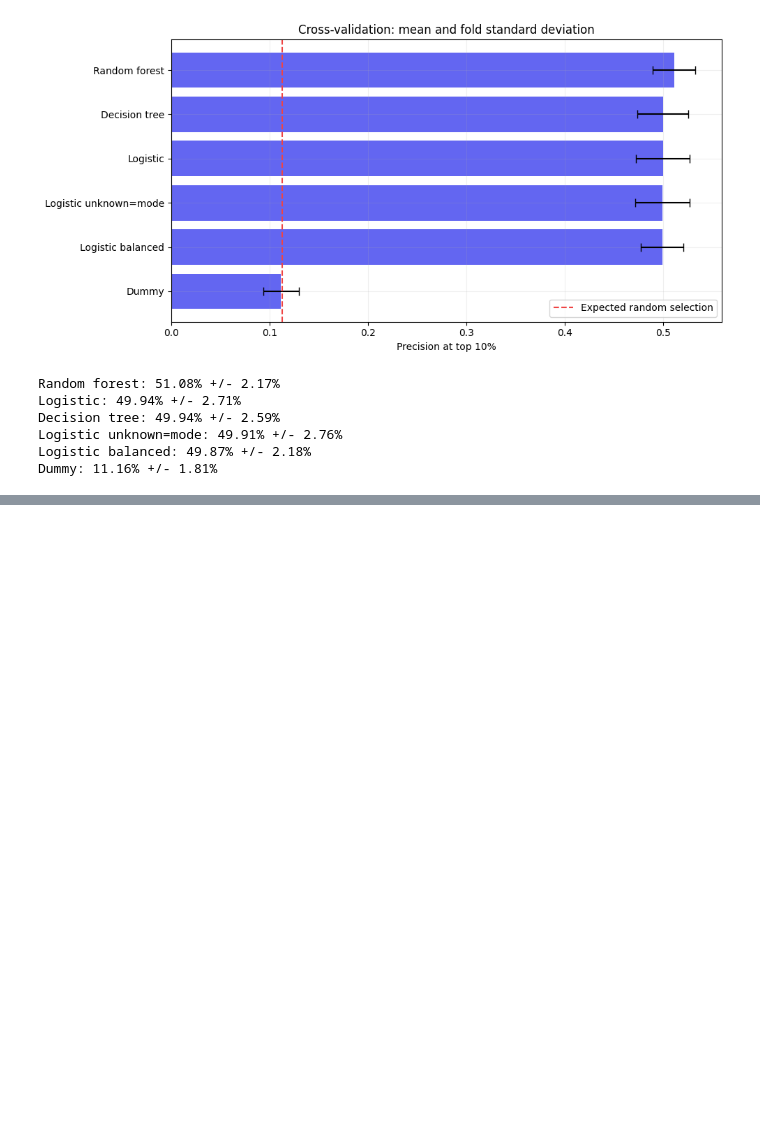
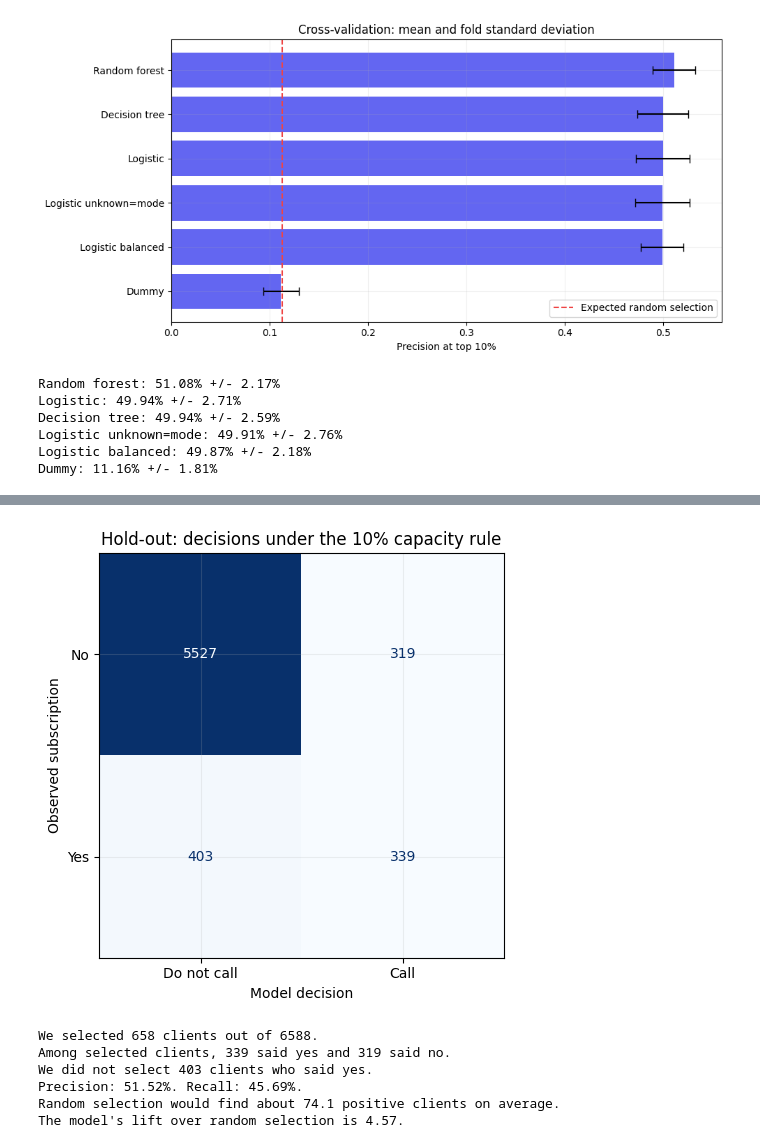
Before and after one commit to nurtore067/gumar_ML_task_3, a Jupyter notebook: gumar_task3.ipynb, the cells around one changed output, grey strips where cells are left out. Drawn from its saved outputs; the diff is of its cells as text; code cells hidden in the pictures; blank space fills up the shorter version.

```diff
--- a/gumar_task3.ipynb
+++ b/gumar_task3.ipynb
@@ -626,0 +990,57 @@ Dummy: 11.16% +/- 1.81%
+# %%
+fig, ax = plt.subplots(figsize=(6, 5))
+
+ConfusionMatrixDisplay(
+    confusion_matrix=holdout_cm,
+    display_labels=["No", "Yes"]
+).plot(
+    ax=ax,
+    cmap="Blues",
+    values_format="d",
+    colorbar=False
+)
+
+ax.set_xticklabels(["Do not call", "Call"])
+ax.set_xlabel("Model decision")
+ax.set_ylabel("Observed subscription")
+ax.set_title("Hold-out: decisions under the 10% capacity rule")
+
+plt.tight_layout()
+plt.show()
+
+expected_random_yes = n_calls * holdout_positive_rate
+
+print(
+    f"We selected {n_calls} clients out of {len(y_holdout)}."
+)
+
+print(
+    f"Among selected clients, {tp} said yes and {fp} said no."
+)
+
+print(
+    f"We did not select {fn} clients who said yes."
+)
+
+print(
+    f"Precision: {holdout_precision:.2%}. "
+    f"Recall: {holdout_recall:.2%}."
+)
+
+print(
+    f"Random selection would find about "
+    f"{expected_random_yes:.1f} positive clients on average."
+)
+
+print(
+    f"The model's lift over random selection is "
+    f"{holdout_lift:.2f}."
+)
+# %% [output]
+[figure, added]
+We selected 658 clients out of 6588.
+Among selected clients, 339 said yes and 319 said no.
+We did not select 403 clients who said yes.
+Precision: 51.52%. Recall: 45.69%.
+Random selection would find about 74.1 positive clients on average.
+The model's lift over random selection is 4.57.
```
Also changed, not shown: parts of 9 cells of this notebook.
